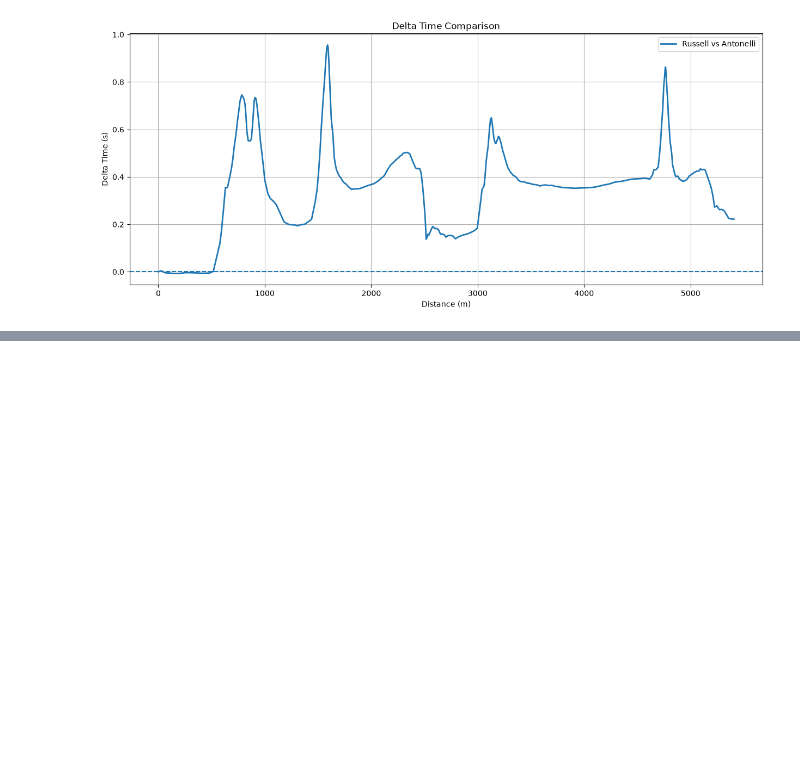
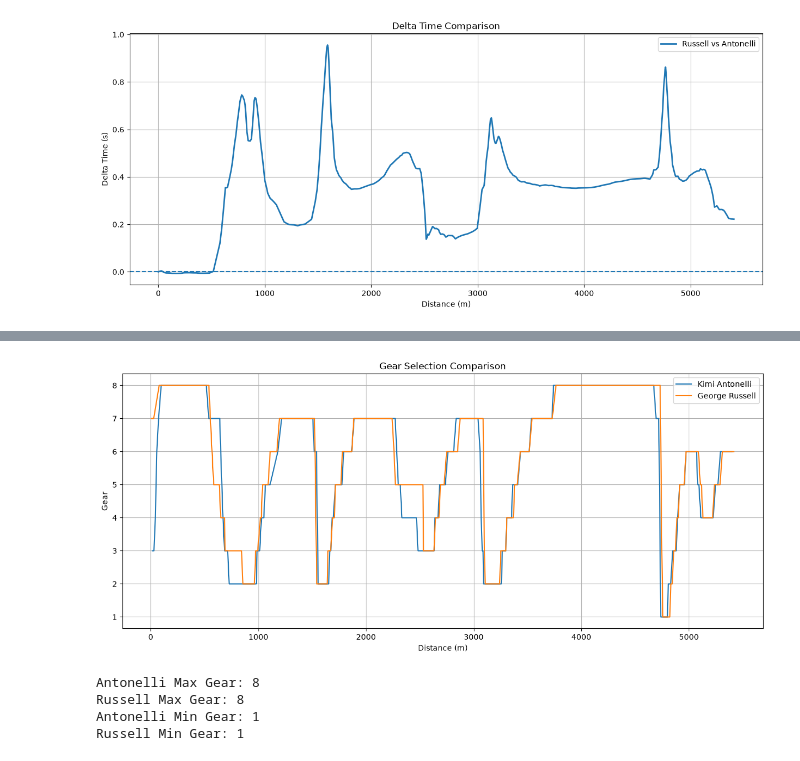
Before and after one commit to ishikajena1509/F1-Telemetry-Analysis, a Jupyter notebook: notebooks/02_china_2026_qualifying_analysis.ipynb.ipynb, the cells around one changed output, grey strips where cells are left out. Saved outputs shown, nothing was run; the diff lists cells and outputs as text; code cells hidden in the pictures; blank space fills up the shorter version.

Commit message:
Day 7: Added RPM and gear telemetry analysis

```diff
--- a/notebooks/02_china_2026_qualifying_analysis.ipynb.ipynb
+++ b/notebooks/02_china_2026_qualifying_analysis.ipynb.ipynb
@@ -810,0 +869,35 @@ plt.show()
+# %%
+plt.figure(figsize=(15,6))
+
+plt.plot(
+    antonelli_car_data["Distance"],
+    antonelli_car_data["nGear"],
+    label="Kimi Antonelli"
+)
+
+plt.plot(
+    russell_car_data["Distance"],
+    russell_car_data["nGear"],
+    label="George Russell"
+)
+
+plt.title("Gear Selection Comparison")
+plt.xlabel("Distance (m)")
+plt.ylabel("Gear")
+plt.yticks(range(1,9))
+plt.grid()
+plt.legend()
+
+plt.show()
+# %% [output]
+[figure, added]
+# %%
+print("Antonelli Max Gear:", antonelli_car_data["nGear"].max())
+print("Russell Max Gear:", russell_car_data["nGear"].max())
+print("Antonelli Min Gear:", antonelli_car_data["nGear"].min())
+print("Russell Min Gear:", russell_car_data["nGear"].min())
+# %% [output]
+Antonelli Max Gear: 8
+Russell Max Gear: 8
+Antonelli Min Gear: 1
+Russell Min Gear: 1
```
Also changed, not shown: parts of 5 cells of this notebook, 1 other file.
